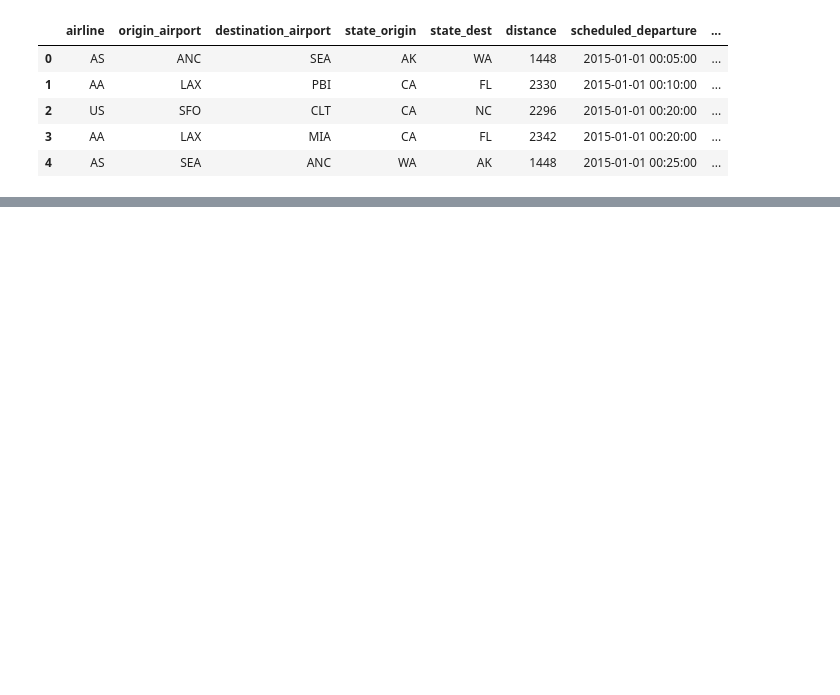
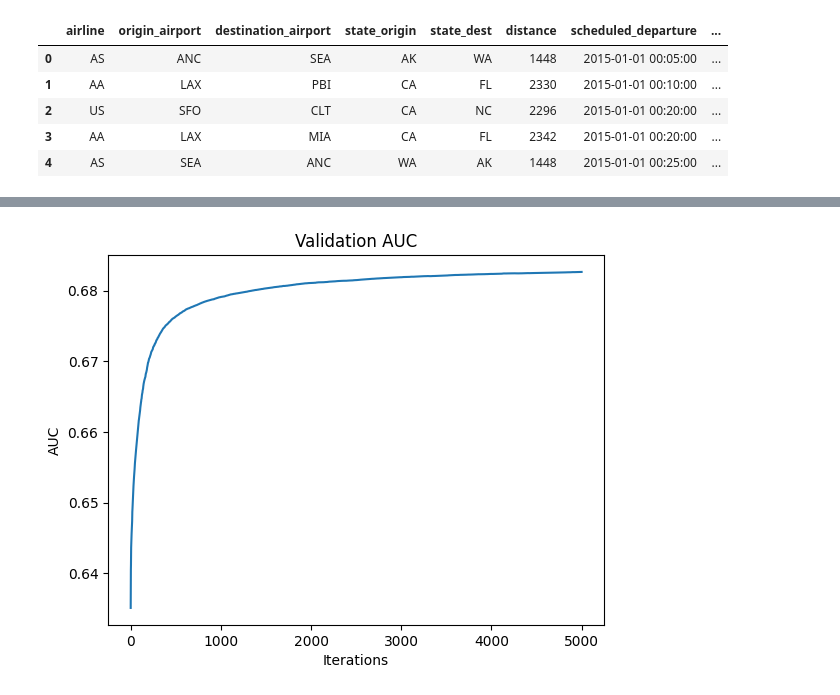
Before and after one commit to GuilhermeDellatin/fiap-machine-learning-tech-challenge-3, a Jupyter notebook: flight-classifier.ipynb, the cells around one changed output, grey strips where cells are left out. Saved outputs shown, nothing was run; the diff lists cells and outputs as text; code cells hidden in the pictures; blank space fills up the shorter version.

```diff
--- a/flight-classifier.ipynb
+++ b/flight-classifier.ipynb
@@ -278,0 +285,9 @@ plt.show()
+# %%
+results = xgb_final.evals_result()
+plt.plot(results["validation_0"]["auc"])
+plt.title("Validation AUC")
+plt.xlabel("Iterations")
+plt.ylabel("AUC")
+plt.show()
+# %% [output]
+[figure, added]
```
Also changed, not shown: parts of 33 cells of this notebook, 2 other files.
